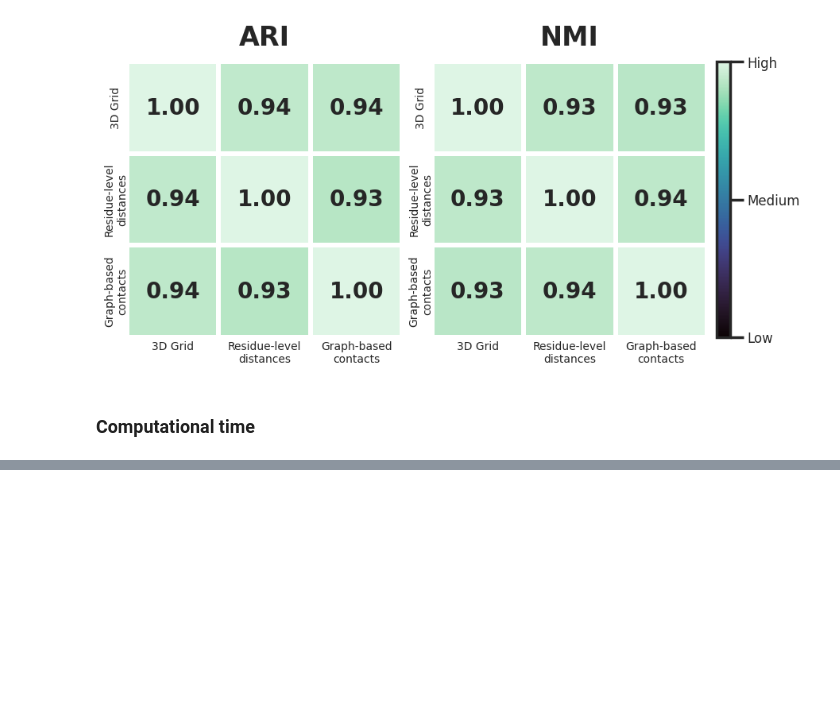
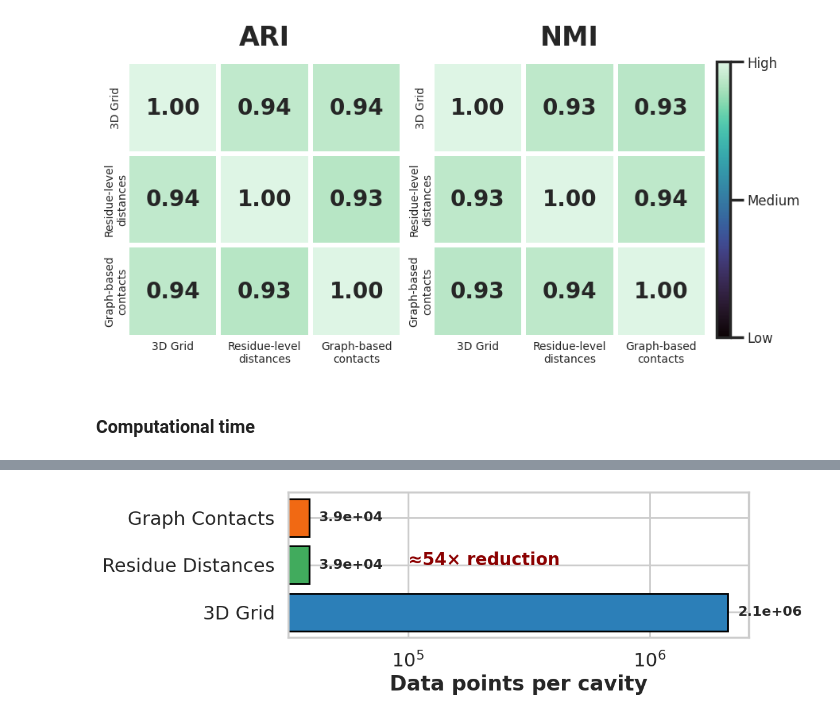
Before and after one commit to jvsguerra/IV-CEC, a Jupyter notebook: SPDE-analysis.ipynb, the cells around one changed output, grey strips where cells are left out. Cells and saved outputs as stored; diff of their text form; code cells hidden in the pictures; blank space fills up the shorter version.

```diff
--- a/SPDE-analysis.ipynb
+++ b/SPDE-analysis.ipynb
@@ -625,0 +888,6 @@ plt.savefig(
+# %%
+N_g = 2.1 * 10**6
+N_d = 3.9 * 10**4
+N_c = 3.9 * 10**4
+# %% [output]
+[figure, added]
```
Also changed, not shown: parts of 8 cells of this notebook, 9 other files.
